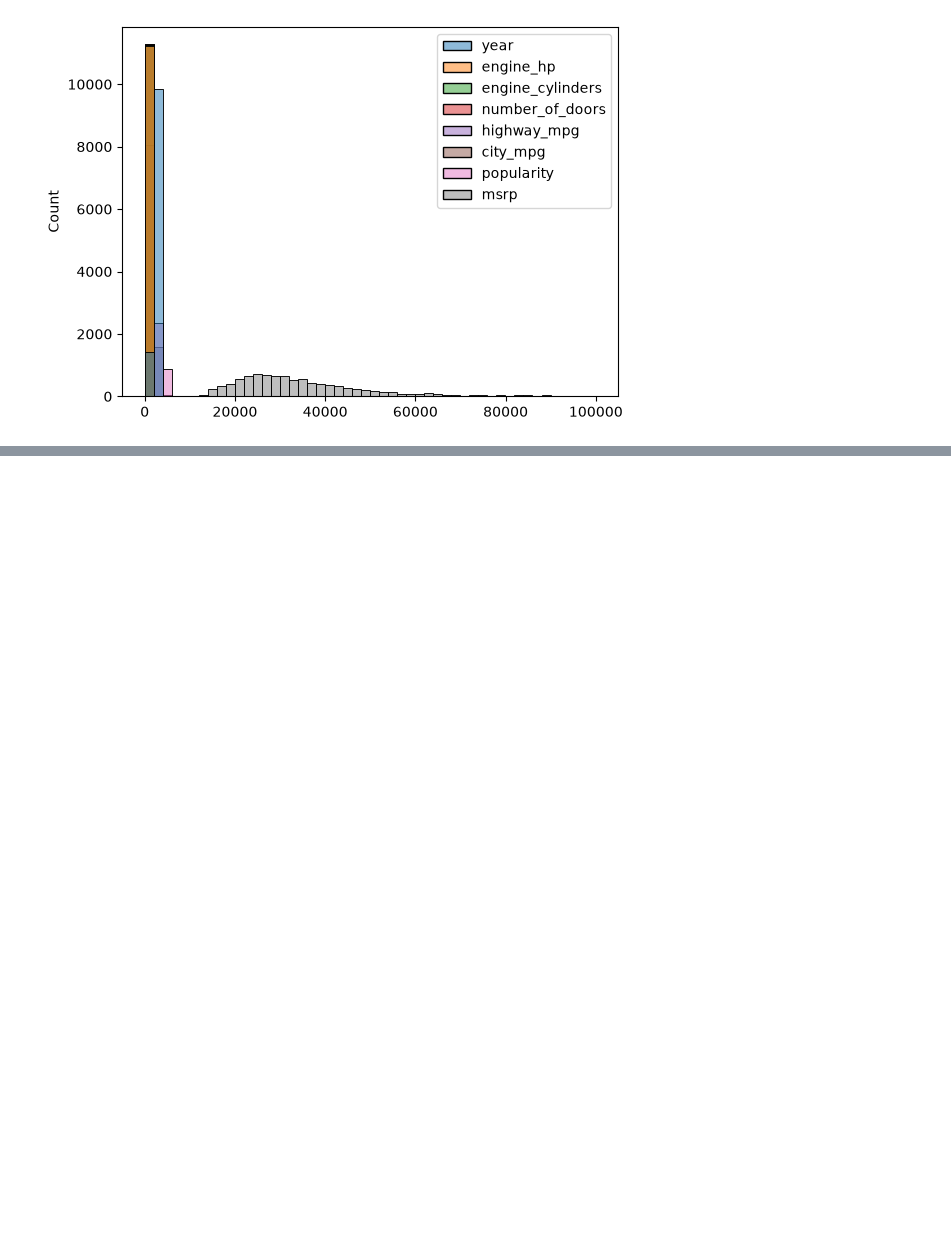
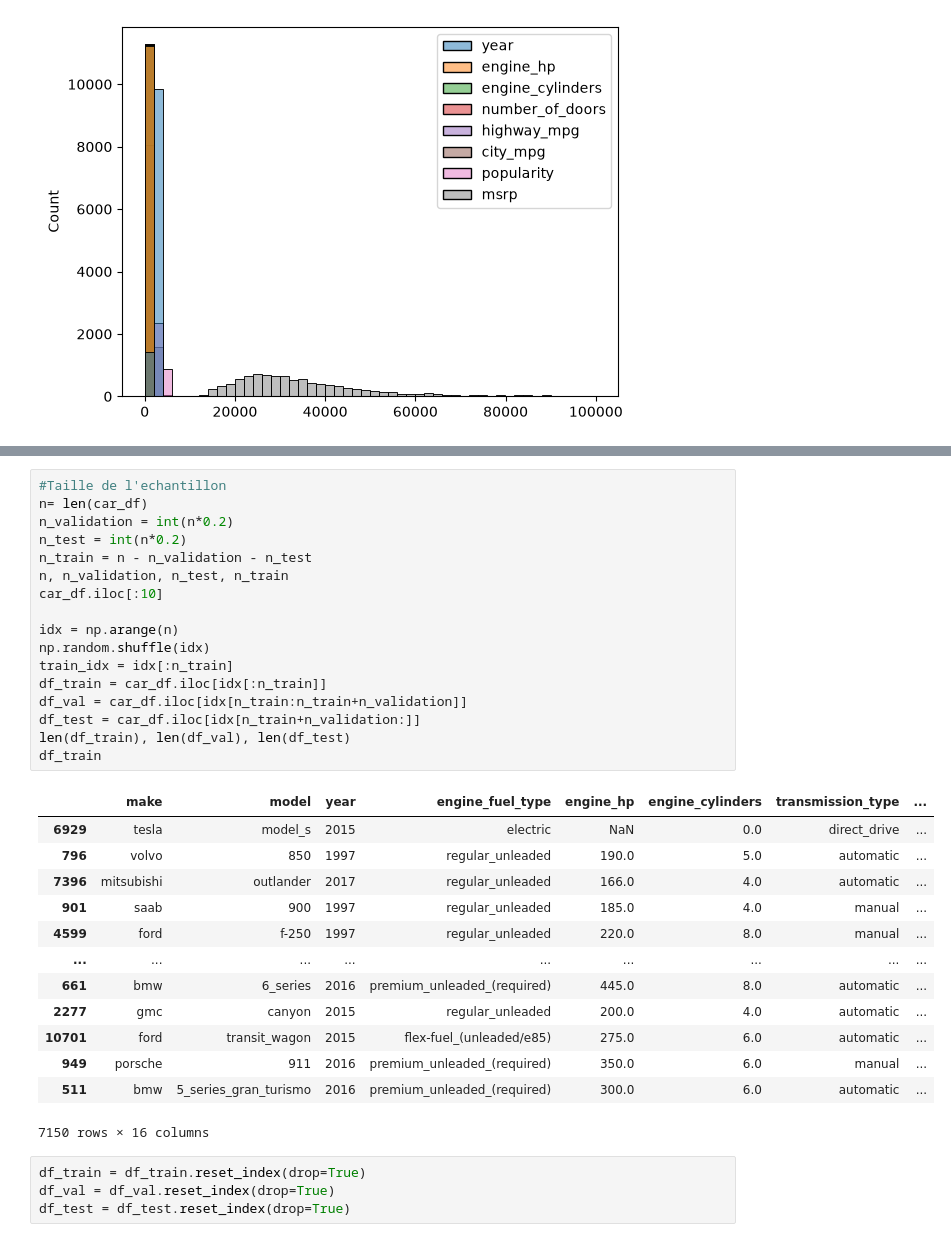
Before and after one commit to AJKossi/machine-learning-zoomcamp, a Jupyter notebook: 02-car-price/02-carprice.ipynb, the cells around one changed output, grey strips where cells are left out. Cells and saved outputs as stored; diff of their text form; blank space fills up the shorter version.

Commit message:
setting validation framwork

```diff
--- a/02-car-price/02-carprice.ipynb
+++ b/02-car-price/02-carprice.ipynb
@@ -206,0 +232,35 @@ price_logs = np.log1p(car_df.msrp)
+# %%
+#Taille de l'echantillon
+n= len(car_df)
+n_validation = int(n*0.2)
+n_test = int(n*0.2)
+n_train = n - n_validation - n_test
+n, n_validation, n_test, n_train
+car_df.iloc[:10]
+
+idx = np.arange(n)
+np.random.shuffle(idx)
+train_idx = idx[:n_train]
+df_train = car_df.iloc[idx[:n_train]]
+df_val = car_df.iloc[idx[n_train:n_train+n_validation]]
+df_test = car_df.iloc[idx[n_train+n_validation:]]
+len(df_train), len(df_val), len(df_test)
+df_train
+# %% [output]
+|  | make | model | year | engine_fuel_type | engine_hp | engine_cylinders | transmission_type | ... |
+| 6929 | tesla | model_s | 2015 | electric | NaN | 0.0 | direct_drive | ... |
+| 796 | volvo | 850 | 1997 | regular_unleaded | 190.0 | 5.0 | automatic | ... |
+| 7396 | mitsubishi | outlander | 2017 | regular_unleaded | 166.0 | 4.0 | automatic | ... |
+| 901 | saab | 900 | 1997 | regular_unleaded | 185.0 | 4.0 | manual | ... |
+| 4599 | ford | f-250 | 1997 | regular_unleaded | 220.0 | 8.0 | manual | ... |
+| ... | ... | ... | ... | ... | ... | ... | ... | ... |
+| 661 | bmw | 6_series | 2016 | premium_unleaded_(required) | 445.0 | 8.0 | automatic | ... |
+| 2277 | gmc | canyon | 2015 | regular_unleaded | 200.0 | 4.0 | automatic | ... |
+| 10701 | ford | transit_wagon | 2015 | flex-fuel_(unleaded/e85) | 275.0 | 6.0 | automatic | ... |
+| 949 | porsche | 911 | 2016 | premium_unleaded_(required) | 350.0 | 6.0 | manual | ... |
+| 511 | bmw | 5_series_gran_turismo | 2016 | premium_unleaded_(required) | 300.0 | 6.0 | automatic | ... |
+7150 rows × 16 columns
+# %%
+df_train = df_train.reset_index(drop=True)
+df_val = df_val.reset_index(drop=True)
+df_test = df_test.reset_index(drop=True)
```
Also changed, not shown: parts of 7 cells of this notebook, 1 other file.
